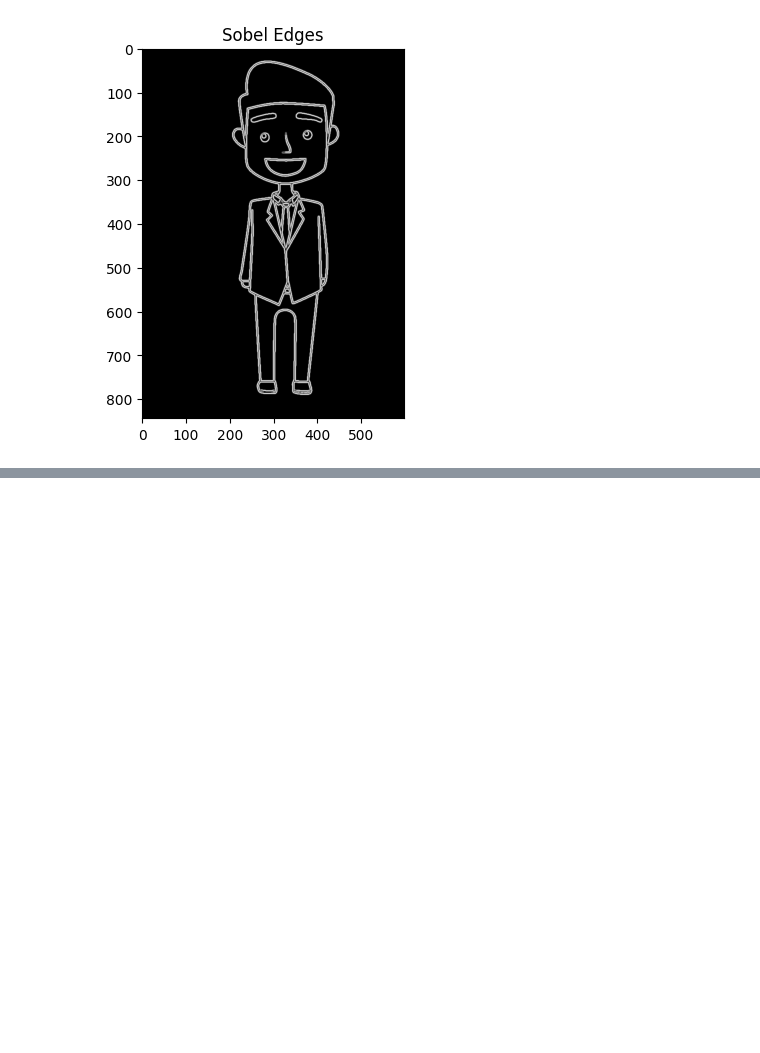
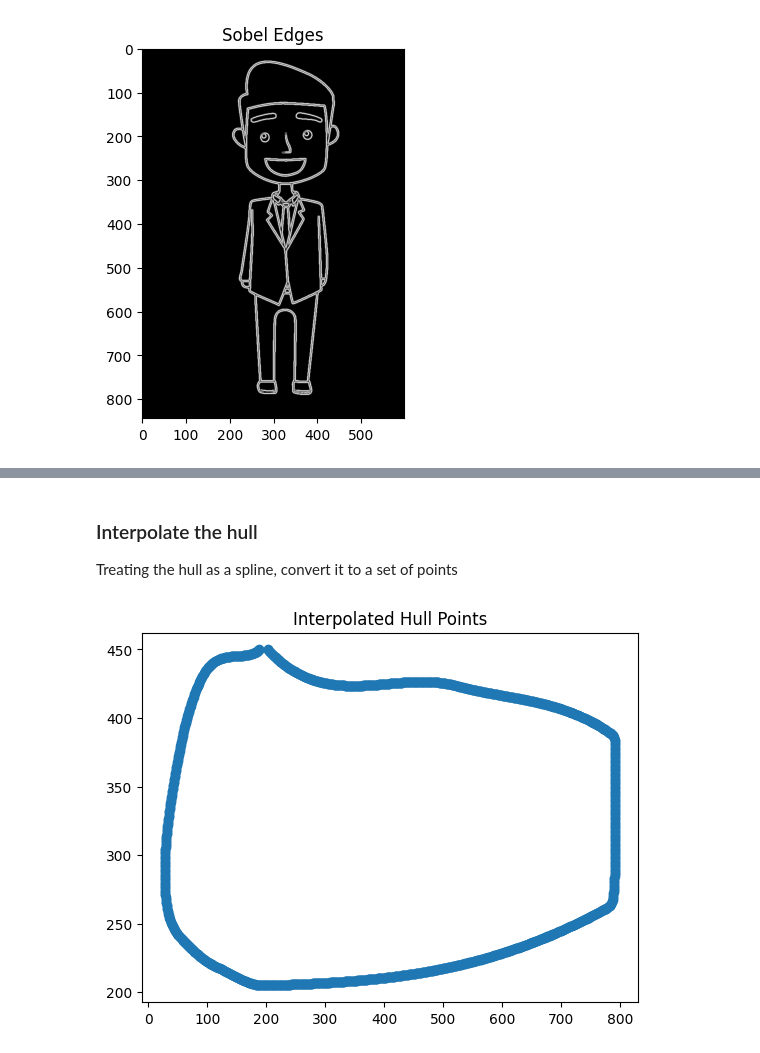
Before and after one commit to CBSchiffer/DrawingAssembly, a Jupyter notebook: Threshold.ipynb, the cells around one changed output, grey strips where cells are left out. Cells and saved outputs as stored; diff of their text form; code cells hidden in the pictures; blank space fills up the shorter version.

```diff
--- a/Threshold.ipynb
+++ b/Threshold.ipynb
@@ -63,0 +83,27 @@ plt.imshow(binary_man, cmap='gray')
+# %% [markdown]
+### Interpolate the hull
+Treating the hull as a spline, convert it to a set of points
+# %%
+from scipy.interpolate import splprep, splev
+
+# Extract the hull points
+hull_points = points[hull.vertices]
+
+# Create a parameterization of the hull points
+tck, u = splprep([hull_points[:, 0], hull_points[:, 1]], s=0)
+
+# Define the number of points you want on the hull
+num_points = 1500
+
+# Generate new points on the hull
+new_points = splev(np.linspace(0, 1, num_points), tck)
+
+# Convert the new points to a numpy array
+new_hull_points = np.column_stack(new_points)
+
+# Plot the new hull points
+plt.plot(new_hull_points[:, 0], new_hull_points[:, 1], 'o')
+plt.title('Interpolated Hull Points')
+plt.show()
+# %% [output]
+[figure, added]
```
Also changed, not shown: parts of 12 cells of this notebook.
